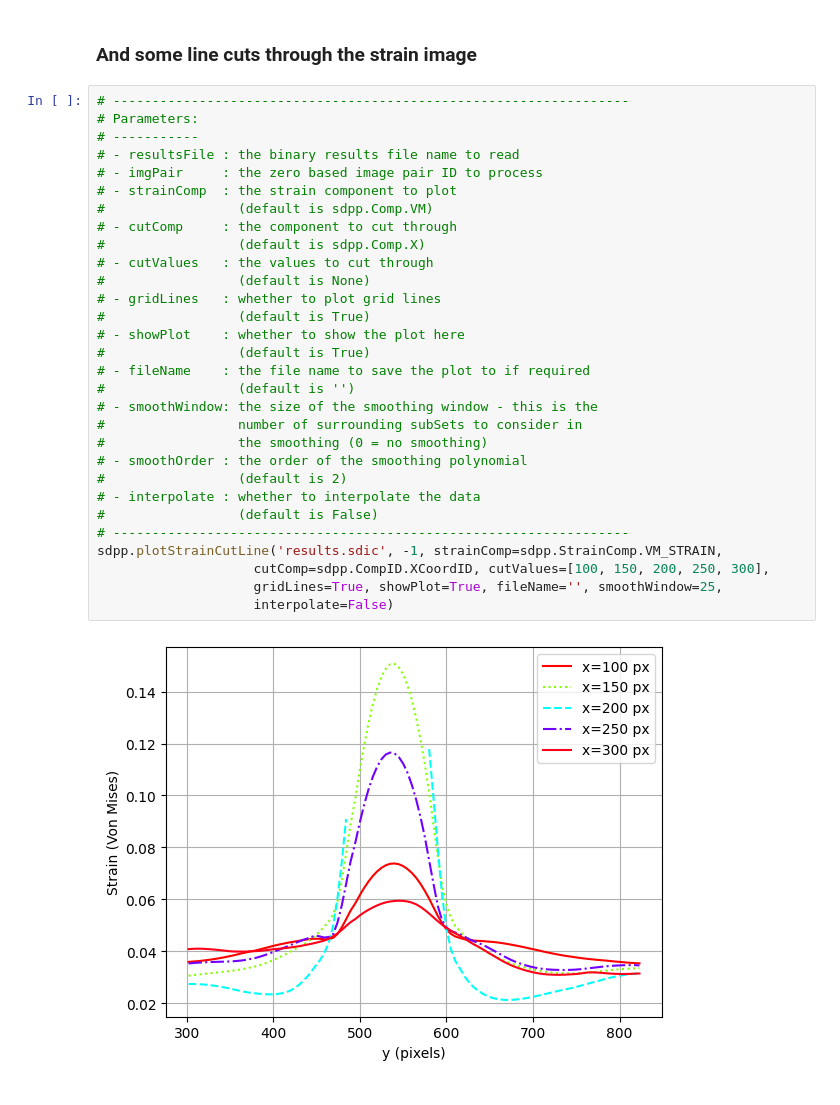
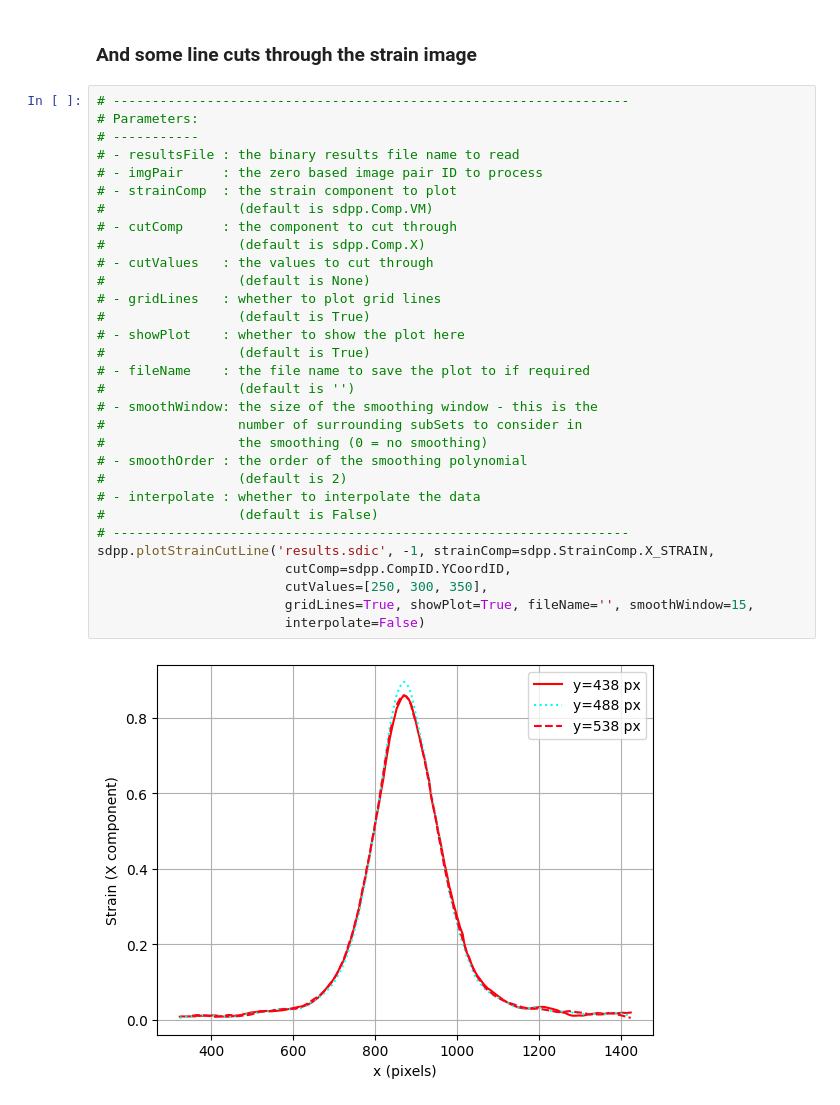
Before and after one commit to gventer/SUN-DIC, a Jupyter notebook: test_sundic.ipynb, the cells around one changed output. Drawn from its saved outputs; the diff is of its cells as text.

```diff
--- a/test_sundic.ipynb
+++ b/test_sundic.ipynb
@@ -364,32 +364,33 @@ sdpp.plotStrainContour('results.sdic', -1, strainComp=sdpp.StrainComp.VM_STRAIN,
 # %%
 # ------------------------------------------------------------------
 # Parameters:
 # -----------
 # - resultsFile : the binary results file name to read
 # - imgPair     : the zero based image pair ID to process
 # - strainComp  : the strain component to plot
 #                 (default is sdpp.Comp.VM)
 # - cutComp     : the component to cut through
 #                 (default is sdpp.Comp.X)
 # - cutValues   : the values to cut through
 #                 (default is None)
 # - gridLines   : whether to plot grid lines
 #                 (default is True)
 # - showPlot    : whether to show the plot here
 #                 (default is True)
 # - fileName    : the file name to save the plot to if required
 #                 (default is '')
 # - smoothWindow: the size of the smoothing window - this is the
 #                 number of surrounding subSets to consider in
 #                 the smoothing (0 = no smoothing)
 # - smoothOrder : the order of the smoothing polynomial
 #                 (default is 2)
 # - interpolate : whether to interpolate the data
 #                 (default is False)
 # ------------------------------------------------------------------
-sdpp.plotStrainCutLine('results.sdic', -1, strainComp=sdpp.StrainComp.VM_STRAIN,
-                    cutComp=sdpp.CompID.XCoordID, cutValues=[100, 150, 200, 250, 300],
-                    gridLines=True, showPlot=True, fileName='', smoothWindow=25,
-                    interpolate=False)
+sdpp.plotStrainCutLine('results.sdic', -1, strainComp=sdpp.StrainComp.X_STRAIN,
+                        cutComp=sdpp.CompID.YCoordID,
+                        cutValues=[250, 300, 350],
+                        gridLines=True, showPlot=True, fileName='', smoothWindow=15,
+                        interpolate=False)
 # %% [output]
-[figure, old version]
+[figure, new version]
```
Also changed, not shown: parts of 7 cells of this notebook, 7 other files.
